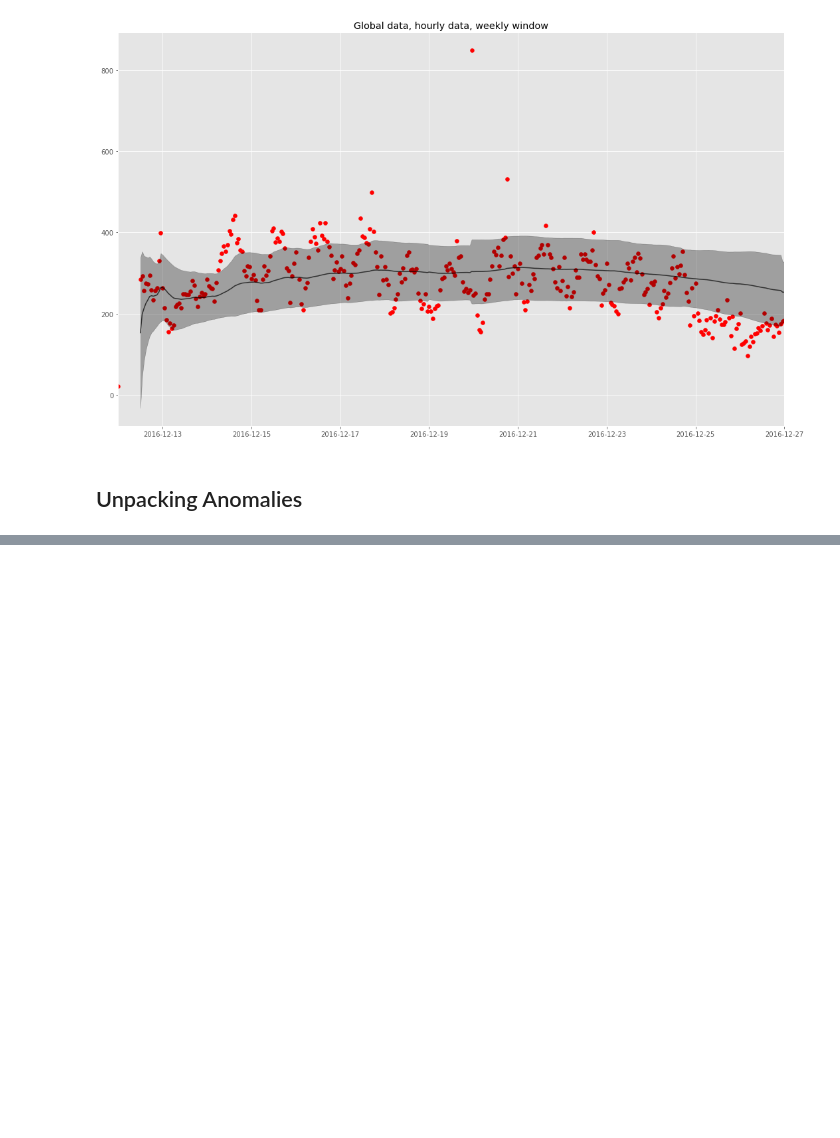
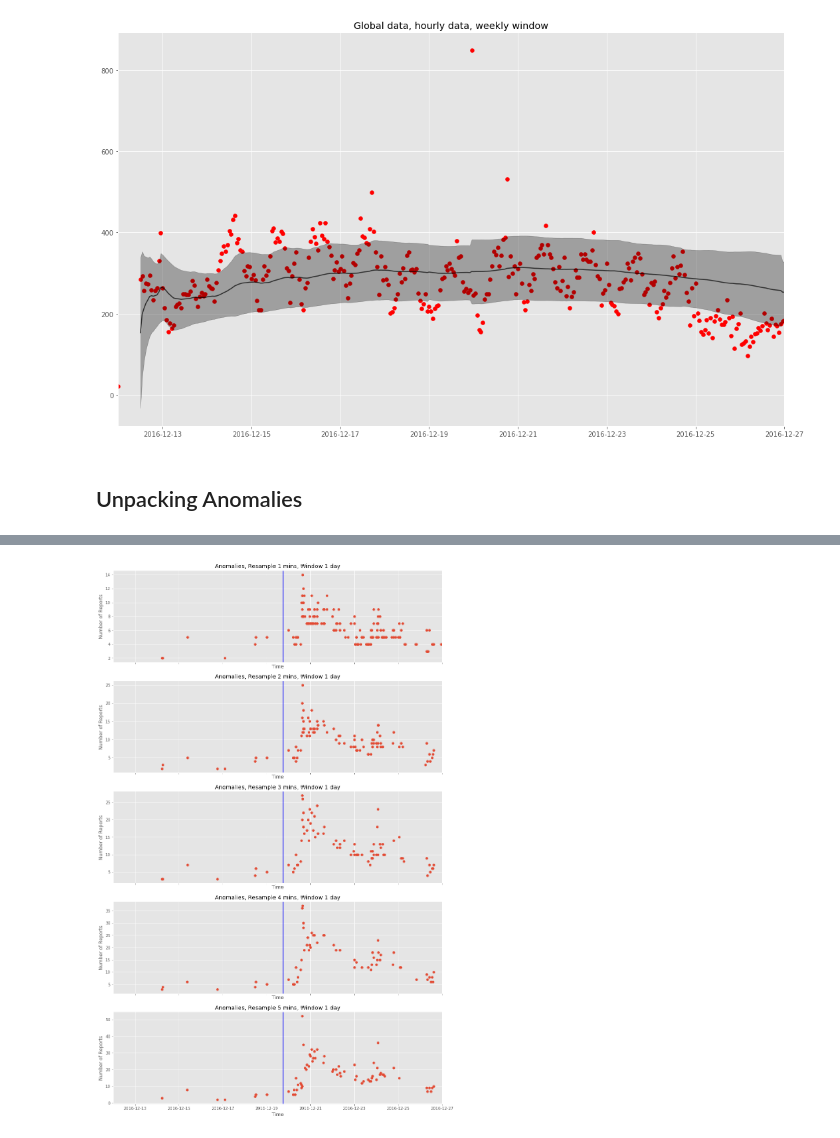
Before and after one commit to brendan-dorsey/stabilitas-thresholds, a Jupyter notebook: initial_eda.ipynb, the cells around one changed output, grey strips where cells are left out. Saved outputs shown, nothing was run; the diff lists cells and outputs as text; code cells hidden in the pictures; blank space fills up the shorter version.

```diff
--- a/initial_eda.ipynb
+++ b/initial_eda.ipynb
@@ -705,0 +662,8 @@ for i, ax in enumerate(axes.flatten()):
+# %%
+fig, axes = plt.subplots(5, figsize=(15,25), sharex=True)
+
+for i, ax in enumerate(axes.flatten()):
+    anomalies = find_anomalies(resample_options[i], window=(24*60)/(i+1))
+    plot_anomalies(ax, anomalies, name="Anomalies, Resample {} mins, Window 1 day".format(i+1))
+# %% [output]
+[figure, added]
```
Also changed, not shown: parts of 34 cells of this notebook.
